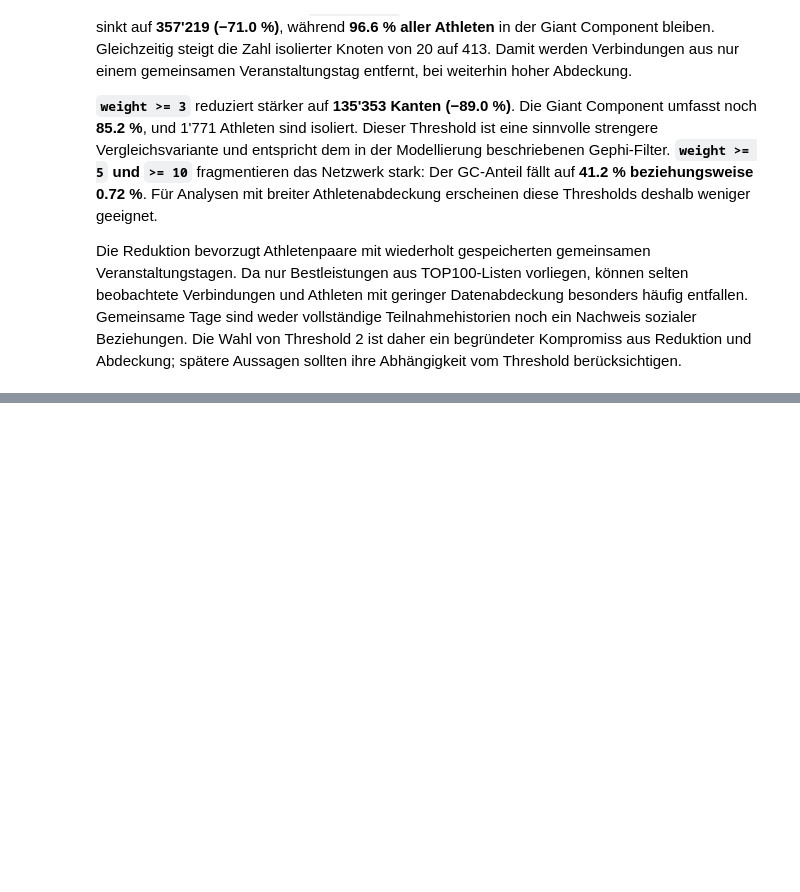
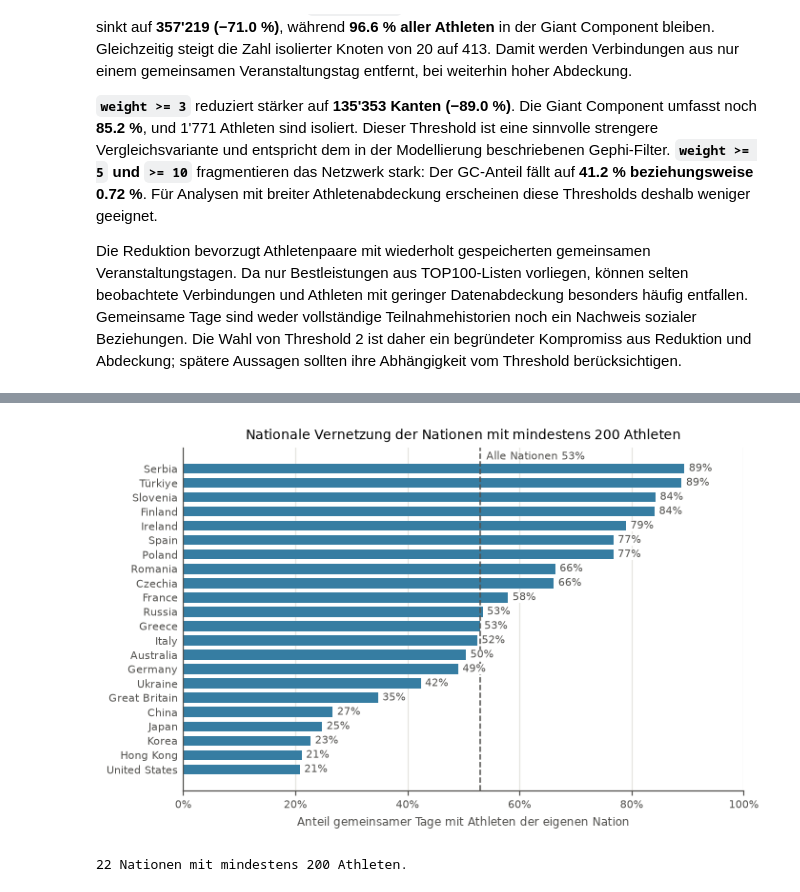
Before and after one commit to damiansze/Athletes-Network, a Jupyter notebook: Notebooks/03_reduktion.ipynb, the cells around one changed output, grey strips where cells are left out. Cells and saved outputs as stored; diff of their text form; code cells hidden in the pictures; blank space fills up the shorter version.

```diff
--- a/Notebooks/03_reduktion.ipynb
+++ b/Notebooks/03_reduktion.ipynb
@@ -301,0 +523,39 @@ Die Reduktion bevorzugt Athletenpaare mit wiederholt gespeicherten gemeinsamen V
+# %%
+LARGE_NATION = 200
+nation_view = pd.DataFrame({
+    'athletes': athletes_per_nation,
+    'internal': internal_weight.reindex(athletes_per_nation.index, fill_value=0),
+    'external': pd.Series(dict(N.degree(weight='weight'))),
+})
+nation_view['internal_share'] = (
+    2 * nation_view['internal'] / (2 * nation_view['internal'] + nation_view['external'])
+)
+large_nations = nation_view[nation_view['athletes'] >= LARGE_NATION].sort_values('internal_share')
+overall_share = internal_weight.sum() / total_weight
+# Der gewichtete Mittelwert der Nationen entspricht dem Gesamtanteil.
+assert np.isclose((2 * nation_view['internal']).sum()
+                  / (2 * nation_view['internal'] + nation_view['external']).sum(), overall_share)
+
+with plt.rc_context(REPORT_RC):
+    fig, ax = plt.subplots(figsize=(6.3, 3.9), layout='constrained')
+    ax.barh(large_nations.index, large_nations['internal_share'], color=COLOR, height=0.7)
+    ax.axvline(overall_share, color='#52514e', linestyle='--', linewidth=1)
+    ax.annotate(f'Alle Nationen {overall_share:.0%}', (overall_share, 1.0),
+                xycoords=('data', 'axes fraction'), xytext=(4, -2),
+                textcoords='offset points', va='top', fontsize=7, color='#52514e')
+    for name, share in large_nations['internal_share'].items():
+        ax.annotate(f'{share:.0%}', (share, name), xytext=(3, 0),
+                    textcoords='offset points', va='center', fontsize=7, color='#52514e',
+                    bbox={'facecolor': 'white', 'edgecolor': 'none', 'pad': 0.3})
+    ax.xaxis.set_major_formatter(PercentFormatter(xmax=1))
+    ax.set(xlim=(0, 1), xlabel='Anteil gemeinsamer Tage mit Athleten der eigenen Nation',
+           title=f'Nationale Vernetzung der Nationen mit mindestens {LARGE_NATION} Athleten')
+    ax.grid(axis='y', visible=False)
+    ax.tick_params(axis='y', length=0)
+    fig.savefig(REPORT_DIR / '04_nationen_intern.pdf', bbox_inches='tight')
+    plt.show()
+
+print(f'{len(large_nations)} Nationen mit mindestens {LARGE_NATION} Athleten.')
+# %% [output]
+[figure, added]
+22 Nationen mit mindestens 200 Athleten.
```
Also changed, not shown: parts of 25 cells of this notebook, 6 other files.
